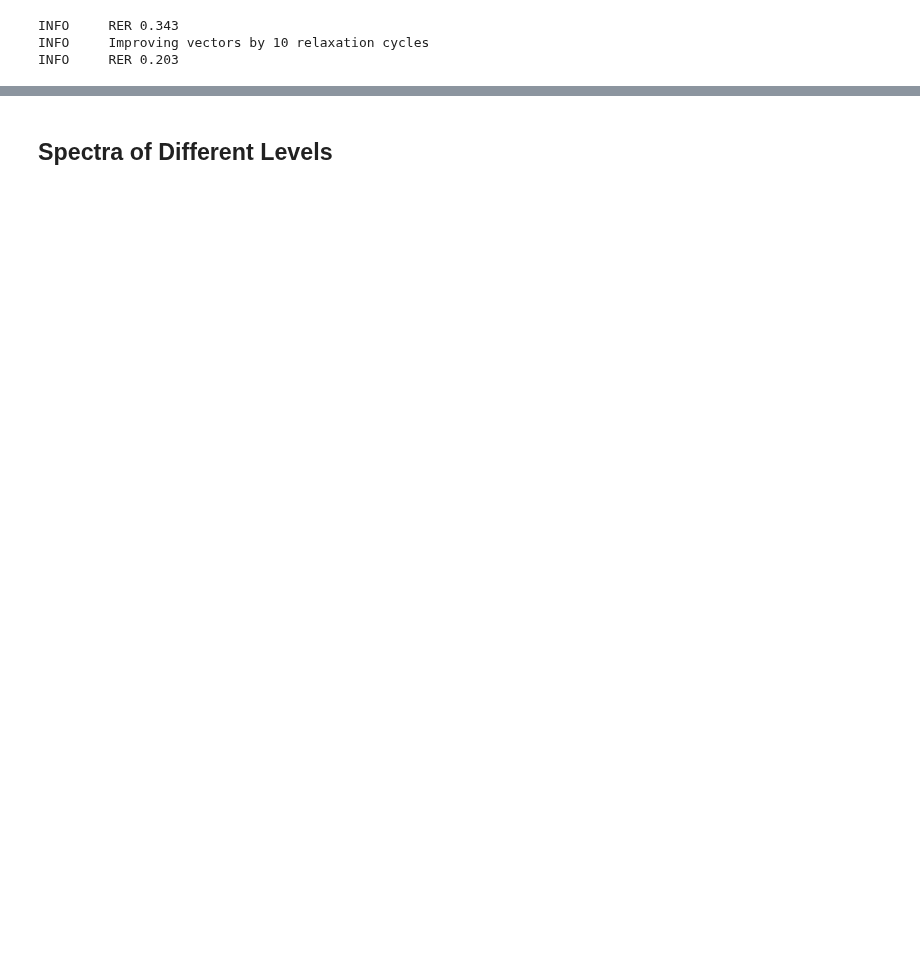
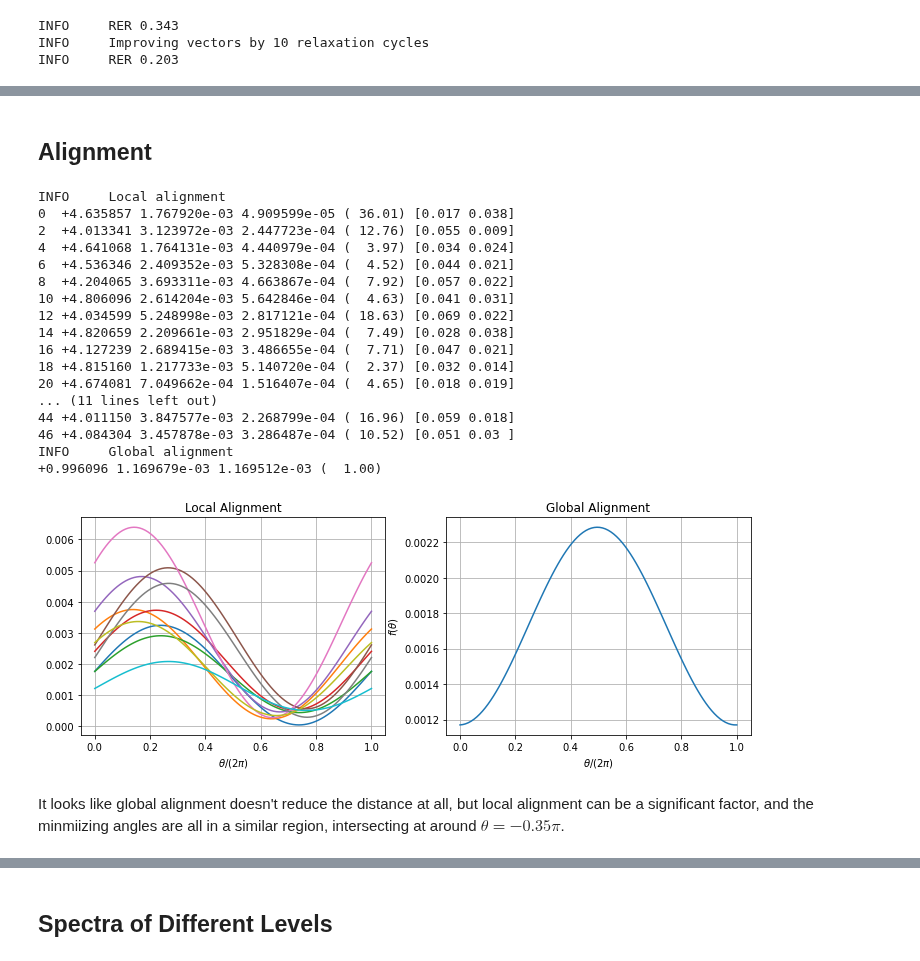
Before and after one commit to 436ahsan/Helmholtz, a Jupyter notebook: notebooks/multilevel_repetitive_alignment.ipynb, the cells around one changed output, grey strips where cells are left out. Saved outputs shown, nothing was run; the diff lists cells and outputs as text; code cells hidden in the pictures; blank space fills up the shorter version.

```diff
--- a/notebooks/multilevel_repetitive_alignment.ipynb
+++ b/notebooks/multilevel_repetitive_alignment.ipynb
@@ -539,3 +545,53 @@ TypeError: slice indices must be integers or None or have an __index__ method
+# %% [markdown]
+## Alignment
+# %%
+level = multilevel[0]
+coarse_level = multilevel[1]
+xc = coarse_level.coarsen(x)
+
+# Local alignment.
+_LOGGER.info("Local alignment")
+phi = hm.setup.alignment.calculate_local_rotation_angles(level.size, aggregate_size, num_components, xc)
+
+# Global alignment.
+_LOGGER.info("Global alignment")
+f, tmin = hm.setup.alignment.optimal_rotation_angle(xc)
+
+# Plot f(theta).
+fig, axs = plt.subplots(1, 2, figsize=(12, 4))
+
+ax = axs[0]
+hm.setup.alignment.plot_min_functions(n, aggregate_size, num_components, xc, ax)
+ax.set_title("Local Alignment");
+
+ax = axs[1]
+t = np.linspace(0, 2 * np.pi, 100)
+ax.plot(t / (2 * np.pi), np.array([f(theta) for theta in t]))
+ax.grid(True);
+ax.set_xlabel(r"$\theta / (2 \pi)$")
+ax.set_ylabel(r"$f(\theta)$");
+ax.set_title("Global Alignment");
+# %% [output]
+INFO     Local alignment
+0  +4.635857 1.767920e-03 4.909599e-05 ( 36.01) [0.017 0.038]
+2  +4.013341 3.123972e-03 2.447723e-04 ( 12.76) [0.055 0.009]
+4  +4.641068 1.764131e-03 4.440979e-04 (  3.97) [0.034 0.024]
+6  +4.536346 2.409352e-03 5.328308e-04 (  4.52) [0.044 0.021]
+8  +4.204065 3.693311e-03 4.663867e-04 (  7.92) [0.057 0.022]
+10 +4.806096 2.614204e-03 5.642846e-04 (  4.63) [0.041 0.031]
+12 +4.034599 5.248998e-03 2.817121e-04 ( 18.63) [0.069 0.022]
+14 +4.820659 2.209661e-03 2.951829e-04 (  7.49) [0.028 0.038]
+16 +4.127239 2.689415e-03 3.486655e-04 (  7.71) [0.047 0.021]
+18 +4.815160 1.217733e-03 5.140720e-04 (  2.37) [0.032 0.014]
+20 +4.674081 7.049662e-04 1.516407e-04 (  4.65) [0.018 0.019]
+... (11 lines left out)
+44 +4.011150 3.847577e-03 2.268799e-04 ( 16.96) [0.059 0.018]
+46 +4.084304 3.457878e-03 3.286487e-04 ( 10.52) [0.051 0.03 ]
+INFO     Global alignment
++0.996096 1.169679e-03 1.169512e-03 (  1.00)
+[figure, added]
+# %% [markdown]
+It looks like global alignment doesn't reduce the distance at all, but local alignment can be a significant factor, and the minmiizing angles are all in a similar region, intersecting at around $\theta = -0.35 \pi$.
 # %% [markdown]
 <!-- ### Solving $A x = b$ (Periodic Fixed-Size Domain Problem)
 That is, solving on a periodic fixed d
```
Also changed, not shown: parts of 3 cells of this notebook, 3 other files.
